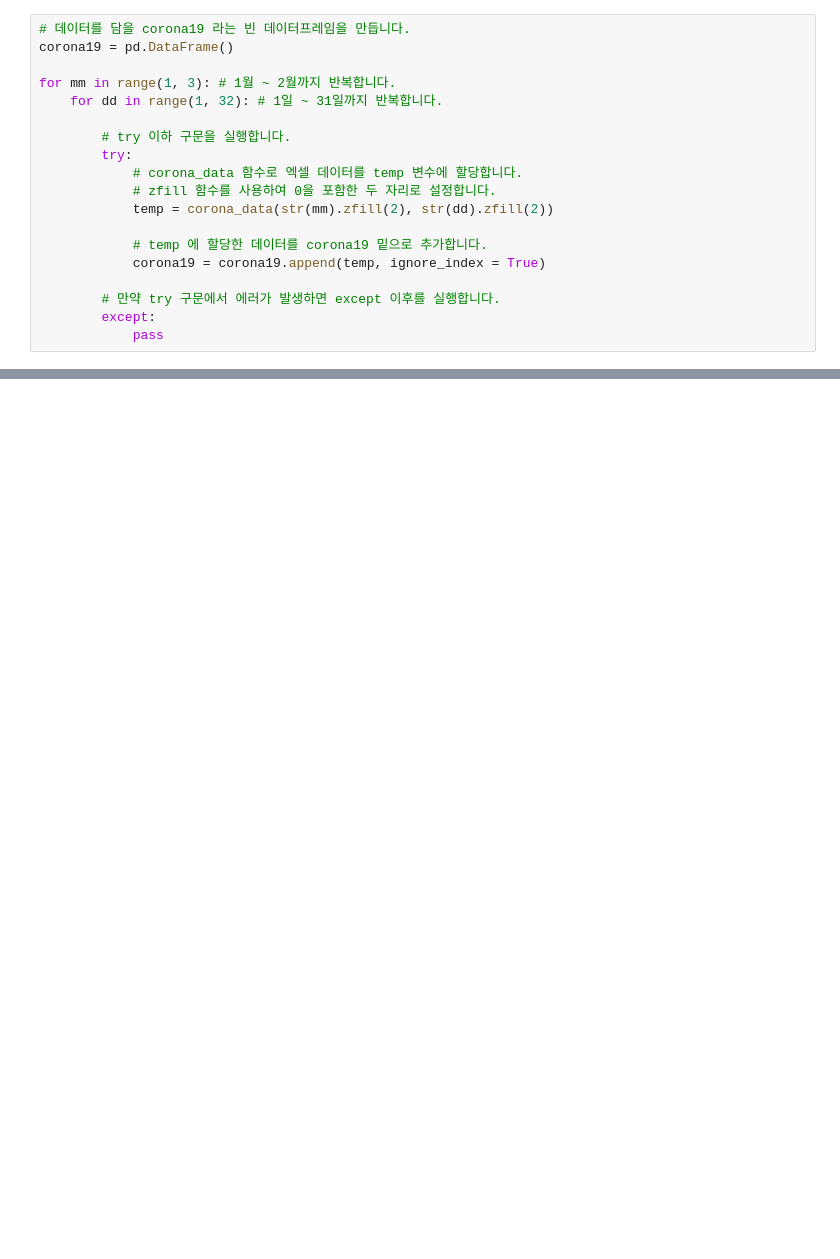
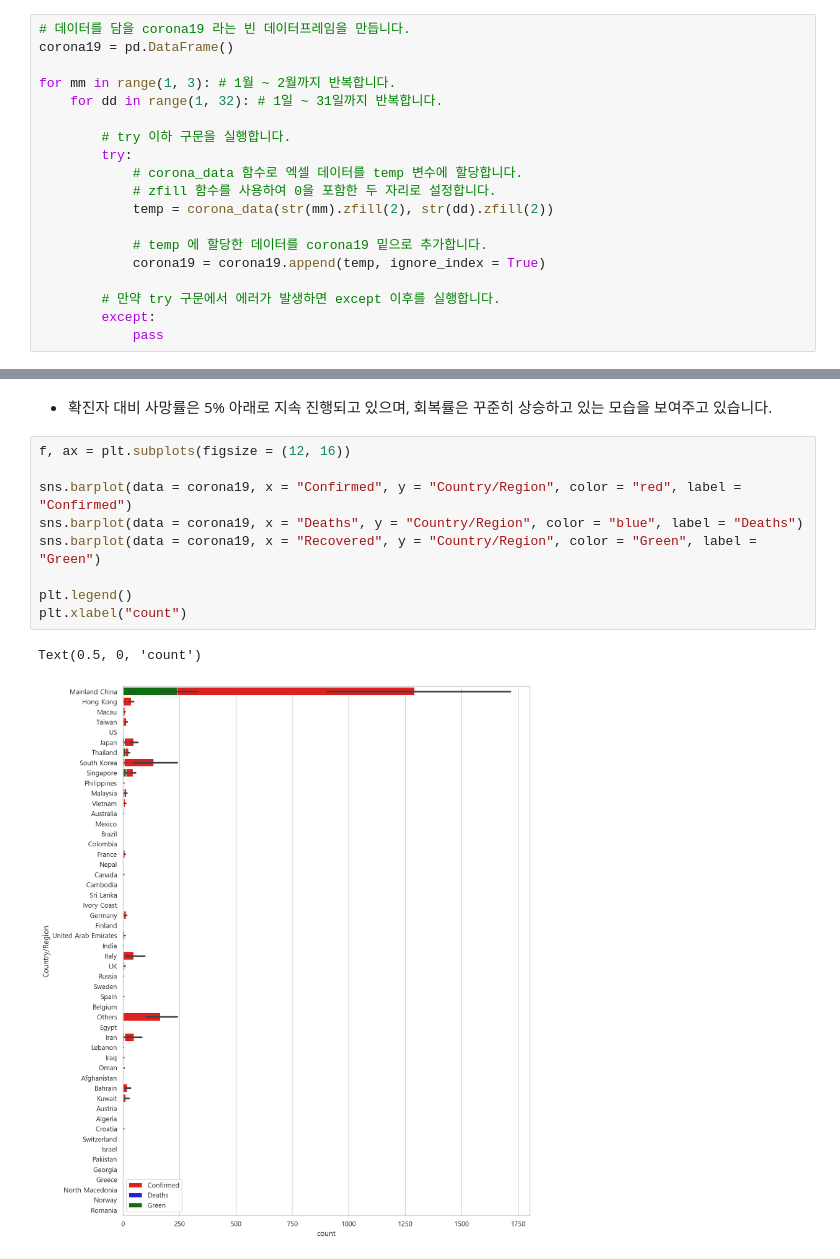
Before and after one commit to kisu-seo/Data_for_Fun, a Jupyter notebook: Corona19/Corona19.ipynb, the cells around one changed output, grey strips where cells are left out. Cells and saved outputs as stored; diff of their text form; blank space fills up the shorter version.

```diff
--- a/Corona19/Corona19.ipynb
+++ b/Corona19/Corona19.ipynb
@@ -89,0 +230,14 @@ corona19.to_csv("corona19.csv", index = False)
+# %% [markdown]
+- 확진자 대비 사망률은 5% 아래로 지속 진행되고 있으며, 회복률은 꾸준히 상승하고 있는 모습을 보여주고 있습니다.
+# %%
+f, ax = plt.subplots(figsize = (12, 16))
+
+sns.barplot(data = corona19, x = "Confirmed", y = "Country/Region", color = "red", label = "Confirmed")
+sns.barplot(data = corona19, x = "Deaths", y = "Country/Region", color = "blue", label = "Deaths")
+sns.barplot(data = corona19, x = "Recovered", y = "Country/Region", color = "Green", label = "Green")
+
+plt.legend()
+plt.xlabel("count")
+# %% [output]
+Text(0.5, 0, 'count')
+[figure, added]
```
Also changed, not shown: parts of 22 cells of this notebook.
